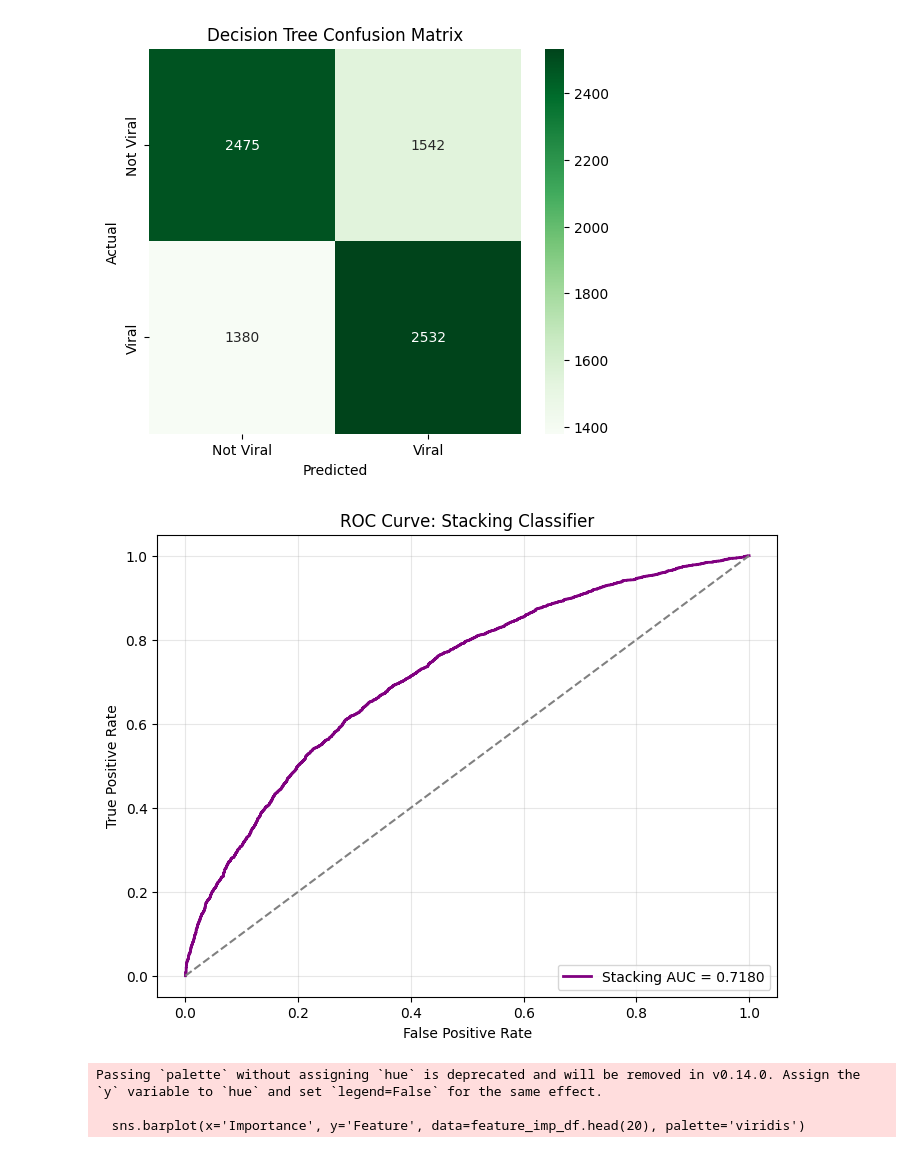
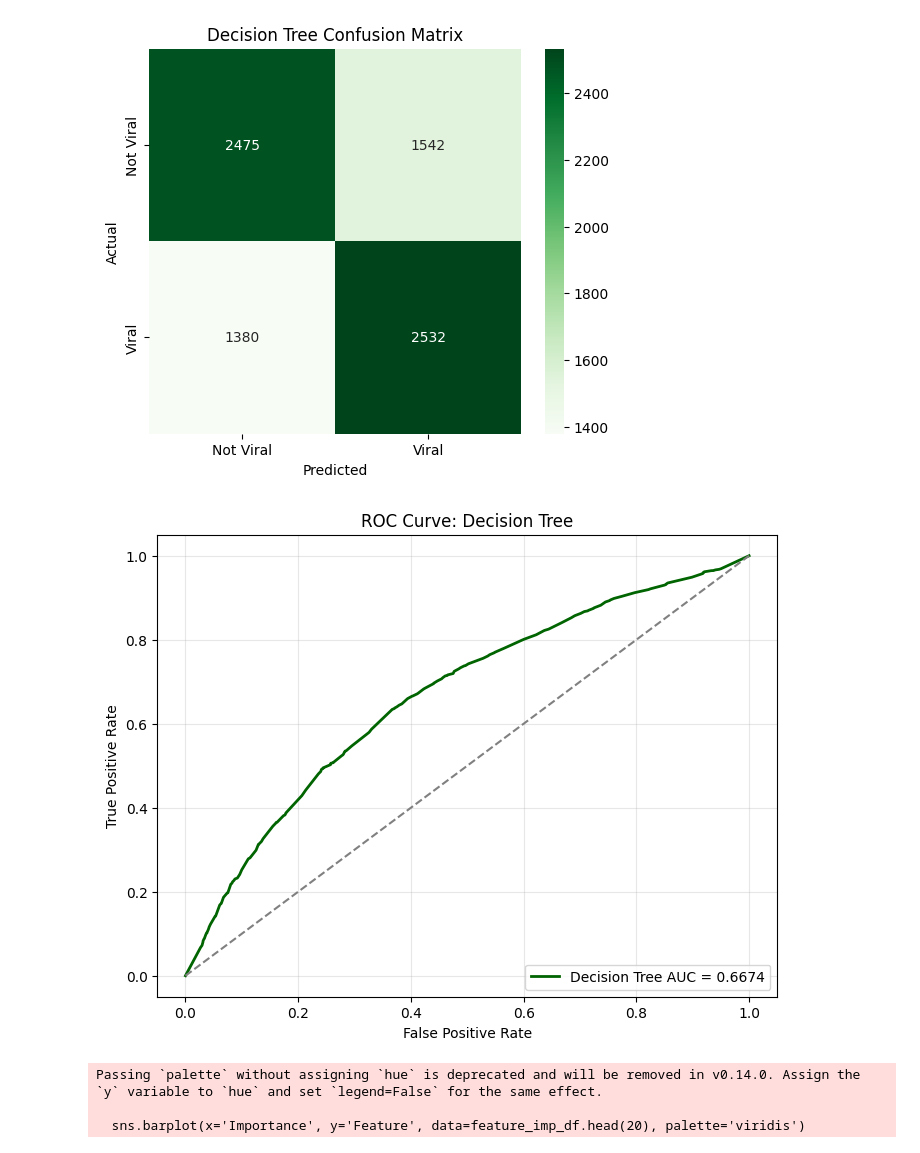
Before and after one commit to madwirblet/CIS4930-Final-Project, a Jupyter notebook: final.ipynb, the cells around one changed output. Saved outputs shown, nothing was run; the diff lists cells and outputs as text; code cells hidden in the pictures.

```diff
--- a/final.ipynb
+++ b/final.ipynb
@@ -1280,24 +1267,23 @@ Classification Report:
 weighted avg       0.63      0.63      0.63      7929
 [figure]
 # %%
-y_probability_stacking = stacking_best_model.predict_proba(X_test)[:, 1]
+y_probability_dt = dt_best_model.predict_proba(X_test)[:, 1]
 
-fpr_stack, tpr_stack, thresholds_stack = roc_curve(y_test.values.ravel(), y_probability_stacking)
+fpr_dt, tpr_dt, thresholds_dt = roc_curve(y_test.values.ravel(), y_probability_dt)
 
-roc_auc_stack = auc(fpr_stack, tpr_stack)
+roc_auc_dt = auc(fpr_dt, tpr_dt)
 
-# Plot
 plt.figure(figsize=(8, 6))
-plt.plot(fpr_stack, tpr_stack, color='purple', lw=2, label=f'Stacking AUC = {roc_auc_stack:.4f}')
+plt.plot(fpr_dt, tpr_dt, color='darkgreen', lw=2, label=f'Decision Tree AUC = {roc_auc_dt:.4f}')
 plt.plot([0, 1], [0, 1], color='gray', linestyle='--')
 plt.xlabel('False Positive Rate')
 plt.ylabel('True Positive Rate')
-plt.title('ROC Curve: Stacking Classifier')
+plt.title('ROC Curve: Decision Tree')
 plt.legend(loc="lower right")
 plt.grid(True, alpha=0.3)
 plt.show()
 # %% [output]
-[figure, old version]
+[figure, new version]
 # %%
 # feature importance
 importances = dt_best_model.feature_importances_
```
Also changed, not shown: parts of 7 cells of this notebook.
